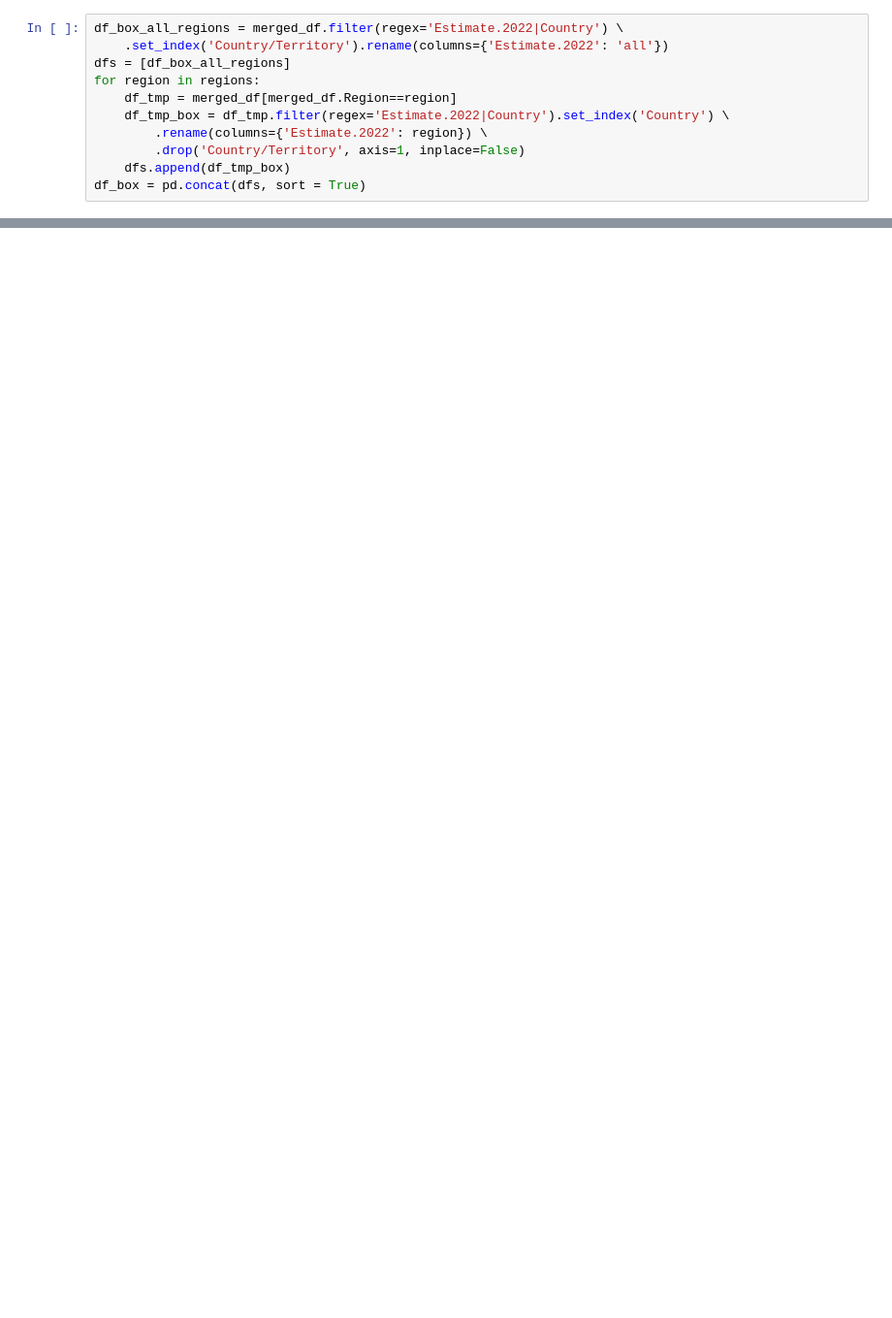
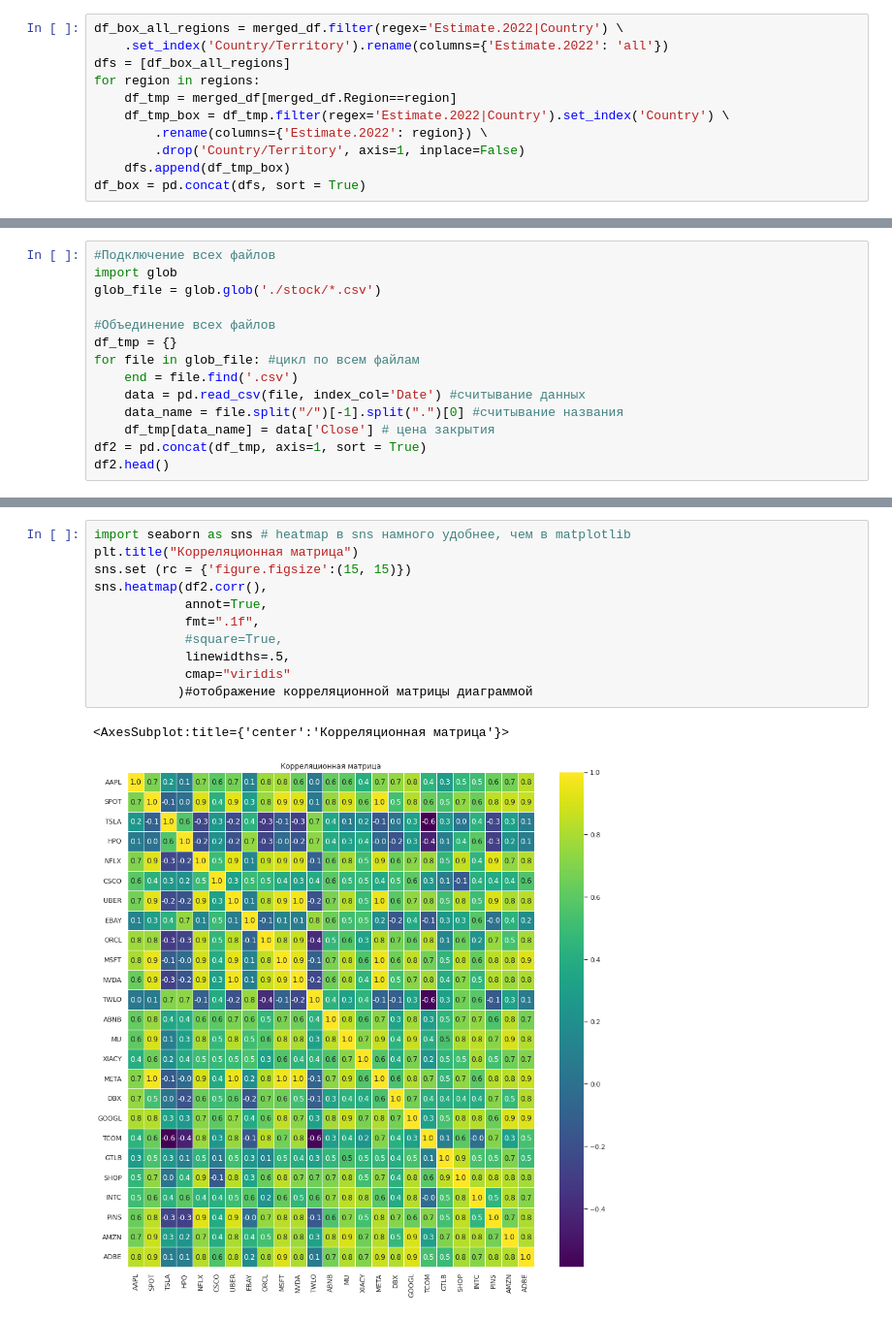
Before and after one commit to Trickster2038/BMSTU-M2-ML-METHODS, a Jupyter notebook: hw1/hw1.ipynb, the cells around one changed output, grey strips where cells are left out. Shown at 97% size. Cells and saved outputs as stored; diff of their text form; blank space fills up the shorter version.

```diff
--- a/hw1/hw1.ipynb
+++ b/hw1/hw1.ipynb
@@ -329,0 +330,14 @@ df_box.boxplot()
+# %%
+#Подключение всех файлов
+import glob
+glob_file = glob.glob('./stock/*.csv')
+
+#Объединение всех файлов
+df_tmp = {}
+for file in glob_file: #цикл по всем файлам
+    end = file.find('.csv')
+    data = pd.read_csv(file, index_col='Date') #считывание данных
+    data_name = file.split("/")[-1].split(".")[0] #считывание названия
+    df_tmp[data_name] = data['Close'] # цена закрытия
+df2 = pd.concat(df_tmp, axis=1, sort = True)
+df2.head()
@@ -329,0 +375,14 @@ df_box.boxplot()
+# %%
+import seaborn as sns # heatmap в sns намного удобнее, чем в matplotlib
+plt.title("Корреляционная матрица")
+sns.set (rc = {'figure.figsize':(15, 15)})
+sns.heatmap(df2.corr(),
+            annot=True,
+            fmt=".1f",
+            #square=True,
+            linewidths=.5,
+            cmap="viridis"
+           )#отображение корреляционной матрицы диаграммой
+# %% [output]
+<AxesSubplot:title={'center':'Корреляционная матрица'}>
+[figure, added]
```
Also changed, not shown: parts of 23 cells of this notebook, 25 other files.
